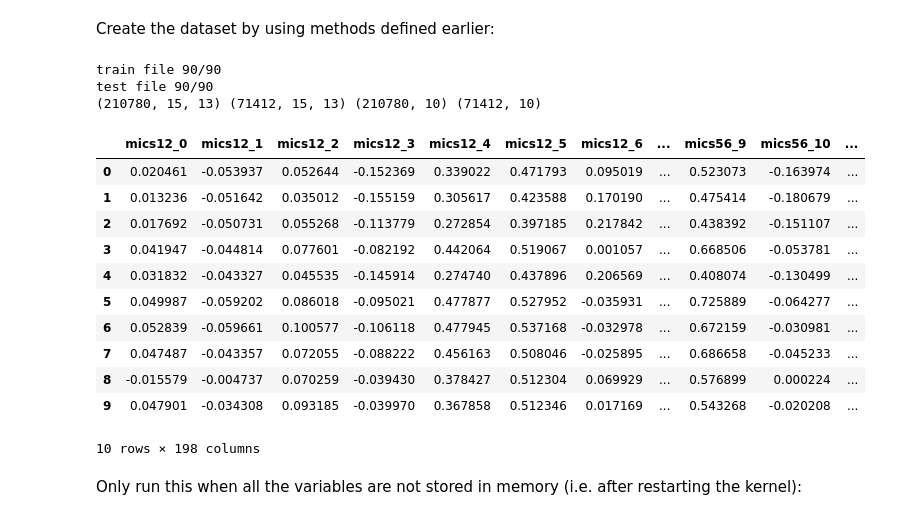
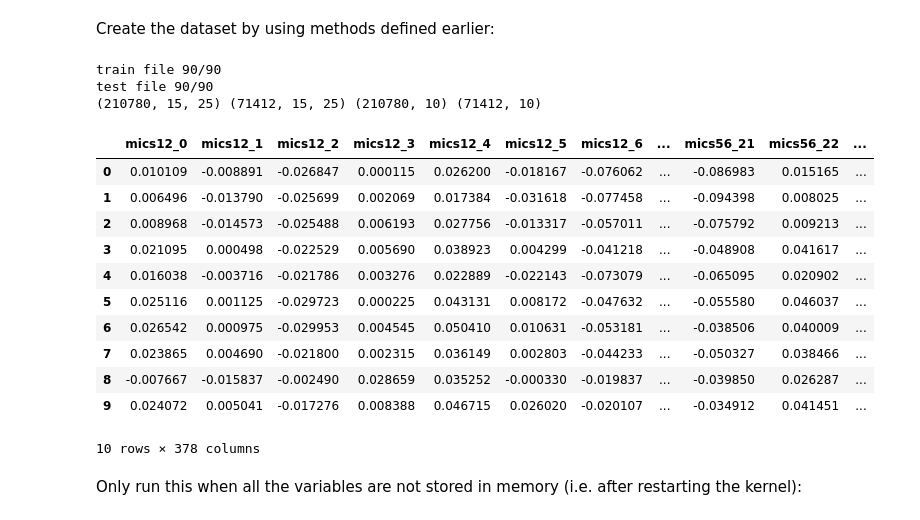
Before and after one commit to thomson008/MEng-project, a Jupyter notebook: notebooks/CNN_DOA.ipynb, the cells around one changed output. Saved outputs shown, nothing was run; the diff lists cells and outputs as text; code cells hidden in the pictures.

Commit message:
Train super resolution model with CNN

```diff
--- a/notebooks/CNN_DOA.ipynb
+++ b/notebooks/CNN_DOA.ipynb
@@ -430,7 +430,7 @@ def gcc_phat(x_1, x_2, FS=16000, interp=1):
     return cc
 
 
-def compute_gcc_matrix(observation, fs):
+def compute_gcc_matrix(observation, fs, interp=1):
     """
     Creates a GCC matrix, where each row is a vector of GCC
     between a given pair of microphones.
@@ -447,7 +447,7 @@ def compute_gcc_matrix(observation, fs):
         x_1 = observation[:, mic_1]
         x_2 = observation[:, mic_2]
 
-        gcc = gcc_phat(x_1, x_2, FS=fs, interp=1)
+        gcc = gcc_phat(x_1, x_2, FS=fs, interp=interp)
 
         # Add the GCC vector to the GCC matrix
         transformed_observation.append(gcc)
@@ -455,7 +455,7 @@ def compute_gcc_matrix(observation, fs):
     return transformed_observation
 
 
-def create_observations(wav_signals, fs, label, samples=1, step=1, resolution=20, music=False):
+def create_observations(wav_signals, fs, label, samples=1, step=1, resolution=20, music=False, interp=1):
     """
     Create list of observations from the pandas dataframe.
     Each observation will be a GCC matrix, where each row
@@ -484,7 +484,7 @@ def create_observations(wav_signals, fs, label, samples=1, step=1, resolution=20
             transformed_observation = compute_stft_matrix(observation)
         else:
             # Transform observation into a GCC matrix
-            transformed_observation = compute_gcc_matrix(observation, fs)
+            transformed_observation = compute_gcc_matrix(observation, fs, interp=interp)
 
         X.append(transformed_observation)
 
@@ -536,7 +536,7 @@ def create_whole_dataset(df_train, df_test, encoder, room=None, dist=None):
     return X_train, y_train, X_test, y_test
 
 
-def create_dataframe(subset, plane='horizontal', samples=20, step=5, resolution=20, is_info=True):
+def create_dataframe(subset, plane='horizontal', samples=20, step=5, resolution=20, interp=1):
     """
     Creates a whole dataframe
     It is achieved by looping through all WAV files in the directory
@@ -566,7 +566,7 @@ def create_dataframe(subset, plane='horizontal', samples=20, step=5, resolution=
         label = int(file.split('_')[2])
 
         # Create observations from a given WAV file
-        X_temp, y_temp = create_observations(wav_signals, fs, label, samples, step, resolution)
+        X_temp, y_temp = create_observations(wav_signals, fs, label, samples, step, resolution, interp=interp)
 
         cols = [
             f'mics{mic_1+1}{mic_2+1}_{i}'
@@ -575,12 +575,9 @@ def create_dataframe(subset, plane='horizontal', samples=20, step=5, resolution=
         ]
 
         df = pd.DataFrame(data=np.reshape(X_temp, (len(X_temp), -1)), columns=cols)
-
-        # Add extra info columns
-        if is_info:
-            dist = int(file.split('_')[4])
-            room = file.split('_')[6]
-            df['dist'], df['room'] = dist, room
+        dist = int(file.split('_')[4])
+        room = file.split('_')[6]
+        df['dist'], df['room'] = dist, room
 
         # Add label column
         df['label'] = y_temp
@@ -1044,37 +1041,37 @@ Distances
 # %% [markdown]
 Create the dataset by using methods defined earlier:
 # %%
-el_df_train = create_dataframe('train', 'vertical', samples=SAMPLES, step=STEP, resolution=RESOLUTION)
+el_df_train = create_dataframe('train', 'vertical', samples=SAMPLES, step=STEP, resolution=RESOLUTION, interp=2)
 print()
-el_df_test = create_dataframe('test', 'vertical', samples=SAMPLES, step=STEP, resolution=RESOLUTION)
+el_df_test = create_dataframe('test', 'vertical', samples=SAMPLES, step=STEP, resolution=RESOLUTION, interp=2)
 print()
 
 el_df_train.to_csv('../training_data/elevation_train_dataset.csv')
 el_df_test.to_csv('../training_data/elevation_test_dataset.csv')
 
 # Create numpy arrays with observations and one-hot labels
 el_encoder = OneHotEncoder(handle_unknown='ignore', sparse=False)
 X_train_el, y_train_el, X_test_el, y_test_el = create_whole_dataset(el_df_train, el_df_test, el_encoder)
 
 print(np.shape(X_train_el), np.shape(X_test_el), np.shape(y_train_el), np.shape(y_test_el))
 pd.set_option('display.max_columns', 15)
 el_df_train.head(10)
 # %% [output]
 train file 90/90
 test file 90/90
-(210780, 15, 13) (71412, 15, 13) (210780, 10) (71412, 10)
+(210780, 15, 25) (71412, 15, 25) (210780, 10) (71412, 10)
-|  | mics12_0 | mics12_1 | mics12_2 | mics12_3 | mics12_4 | mics12_5 | mics12_6 | ... | mics56_9 | mics56_10 | ... |
-| 0 | 0.020461 | -0.053937 | 0.052644 | -0.152369 | 0.339022 | 0.471793 | 0.095019 | ... | 0.523073 | -0.163974 | ... |
-| 1 | 0.013236 | -0.051642 | 0.035012 | -0.155159 | 0.305617 | 0.423588 | 0.170190 | ... | 0.475414 | -0.180679 | ... |
-| 2 | 0.017692 | -0.050731 | 0.055268 | -0.113779 | 0.272854 | 0.397185 | 0.217842 | ... | 0.438392 | -0.151107 | ... |
-| 3 | 0.041947 | -0.044814 | 0.077601 | -0.082192 | 0.442064 | 0.519067 | 0.001057 | ... | 0.668506 | -0.053781 | ... |
-| 4 | 0.031832 | -0.043327 | 0.045535 | -0.145914 | 0.274740 | 0.437896 | 0.206569 | ... | 0.408074 | -0.130499 | ... |
-| 5 | 0.049987 | -0.059202 | 0.086018 | -0.095021 | 0.477877 | 0.527952 | -0.035931 | ... | 0.725889 | -0.064277 | ... |
-| 6 | 0.052839 | -0.059661 | 0.100577 | -0.106118 | 0.477945 | 0.537168 | -0.032978 | ... | 0.672159 | -0.030981 | ... |
-| 7 | 0.047487 | -0.043357 | 0.072055 | -0.088222 | 0.456163 | 0.508046 | -0.025895 | ... | 0.686658 | -0.045233 | ... |
-| 8 | -0.015579 | -0.004737 | 0.070259 | -0.039430 | 0.378427 | 0.512304 | 0.069929 | ... | 0.576899 | 0.000224 | ... |
-| 9 | 0.047901 | -0.034308 | 0.093185 | -0.039970 | 0.367858 | 0.512346 | 0.017169 | ... | 0.543268 | -0.020208 | ... |
+|  | mics12_0 | mics12_1 | mics12_2 | mics12_3 | mics12_4 | mics12_5 | mics12_6 | ... | mics56_21 | mics56_22 | ... |
+| 0 | 0.010109 | -0.008891 | -0.026847 | 0.000115 | 0.026200 | -0.018167 | -0.076062 | ... | -0.086983 | 0.015165 | ... |
+| 1 | 0.006496 | -0.013790 | -0.025699 | 0.002069 | 0.017384 | -0.031618 | -0.077458 | ... | -0.094398 | 0.008025 | ... |
+| 2 | 0.008968 | -0.014573 | -0.025488 | 0.006193 | 0.027756 | -0.013317 | -0.057011 | ... | -0.075792 | 0.009213 | ... |
+| 3 | 0.021095 | 0.000498 | -0.022529 | 0.005690 | 0.038923 | 0.004299 | -0.041218 | ... | -0.048908 | 0.041617 | ... |
+| 4 | 0.016038 | -0.003716 | -0.021786 | 0.003276 | 0.022889 | -0.022143 | -0.073079 | ... | -0.065095 | 0.020902 | ... |
+| 5 | 0.025116 | 0.001125 | -0.029723 | 0.000225 | 0.043131 | 0.008172 | -0.047632 | ... | -0.055580 | 0.046037 | ... |
+| 6 | 0.026542 | 0.000975 | -0.029953 | 0.004545 | 0.050410 | 0.010631 | -0.053181 | ... | -0.038506 | 0.040009 | ... |
+| 7 | 0.023865 | 0.004690 | -0.021800 | 0.002315 | 0.036149 | 0.002803 | -0.044233 | ... | -0.050327 | 0.038466 | ... |
+| 8 | -0.007667 | -0.015837 | -0.002490 | 0.028659 | 0.035252 | -0.000330 | -0.019837 | ... | -0.039850 | 0.026287 | ... |
+| 9 | 0.024072 | 0.005041 | -0.017276 | 0.008388 | 0.046715 | 0.026020 | -0.020107 | ... | -0.034912 | 0.041451 | ... |
-10 rows × 198 columns
+10 rows × 378 columns
 # %% [markdown]
 Only run this when all the variables are not stored in memory (i.e. after restarting the kernel):
 # %%
```
Also changed, not shown: parts of 6 cells of this notebook, 12 other files.
